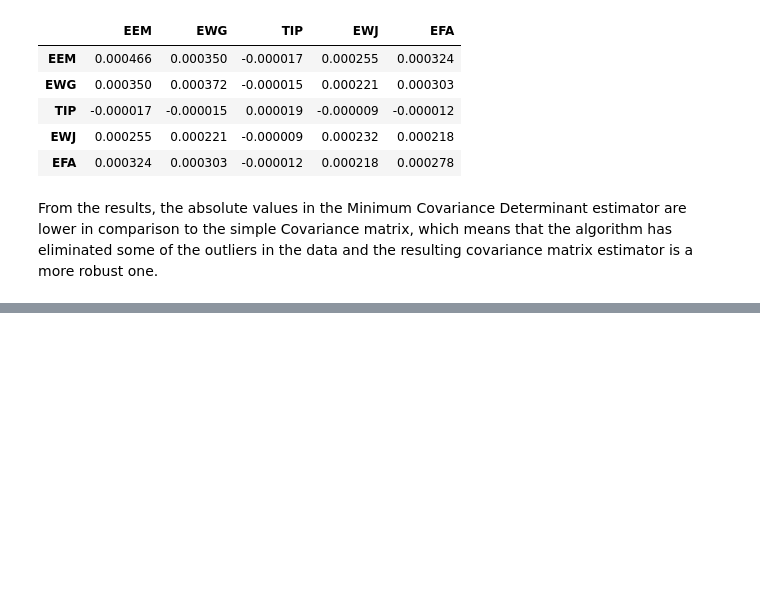
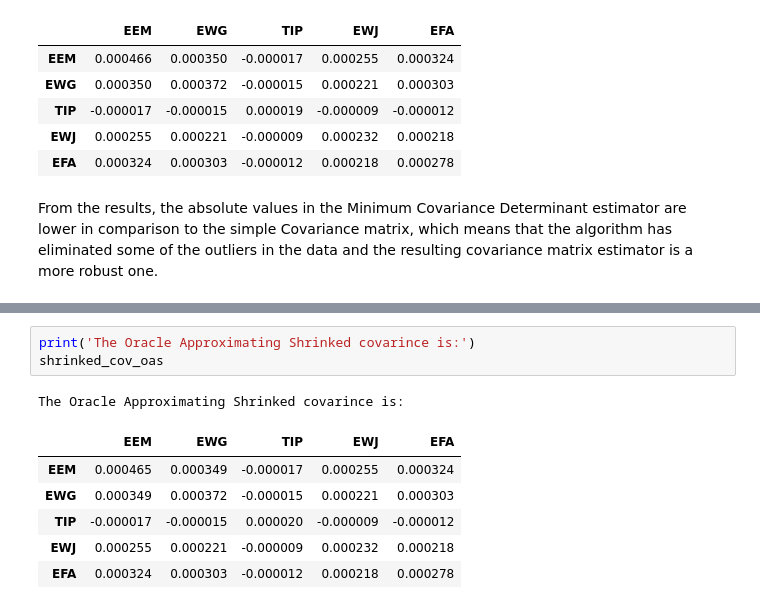
Before and after one commit to AI-Stuff/hudson-and-thames-research, a Jupyter notebook: RiskEstimators/RiskEstimators.ipynb, the cells around one changed output, grey strips where cells are left out. Drawn from its saved outputs; the diff is of its cells as text; blank space fills up the shorter version.

```diff
--- a/RiskEstimators/RiskEstimators.ipynb
+++ b/RiskEstimators/RiskEstimators.ipynb
@@ -115,0 +226,11 @@ From the results, the absolute values in the Minimum Covariance Determinant esti
+# %%
+print('The Oracle Approximating Shrinked covarince is:')
+shrinked_cov_oas
+# %% [output]
+The Oracle Approximating Shrinked covarince is:
+|  | EEM | EWG | TIP | EWJ | EFA |
+| EEM | 0.000465 | 0.000349 | -0.000017 | 0.000255 | 0.000324 |
+| EWG | 0.000349 | 0.000372 | -0.000015 | 0.000221 | 0.000303 |
+| TIP | -0.000017 | -0.000015 | 0.000020 | -0.000009 | -0.000012 |
+| EWJ | 0.000255 | 0.000221 | -0.000009 | 0.000232 | 0.000218 |
+| EFA | 0.000324 | 0.000303 | -0.000012 | 0.000218 | 0.000278 |
```
Also changed, not shown: parts of 41 cells of this notebook.
